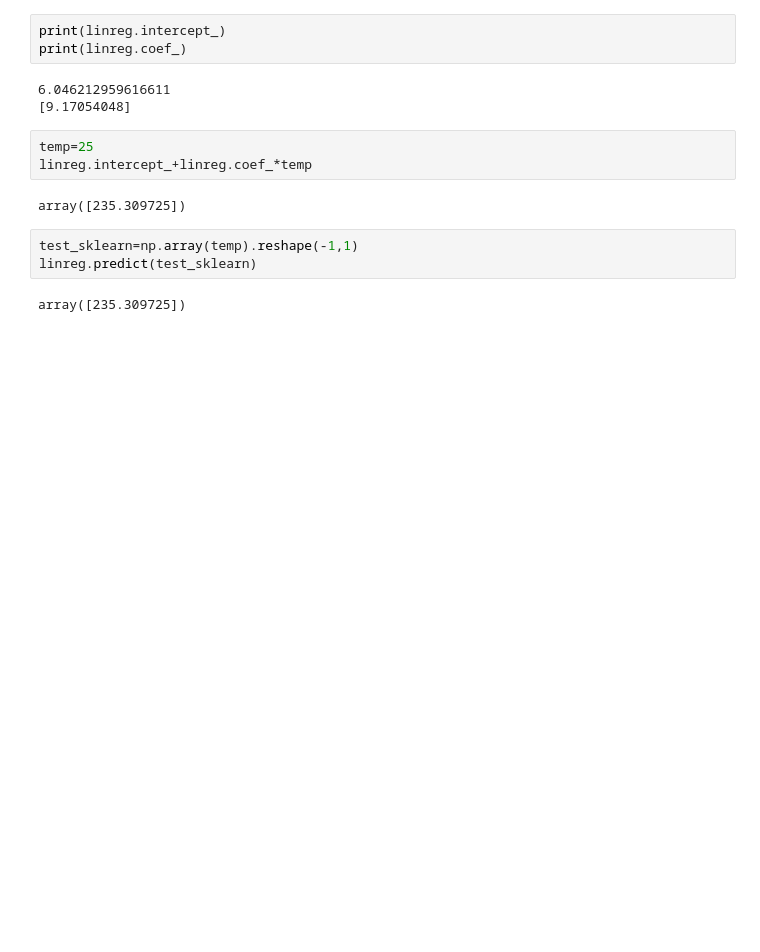
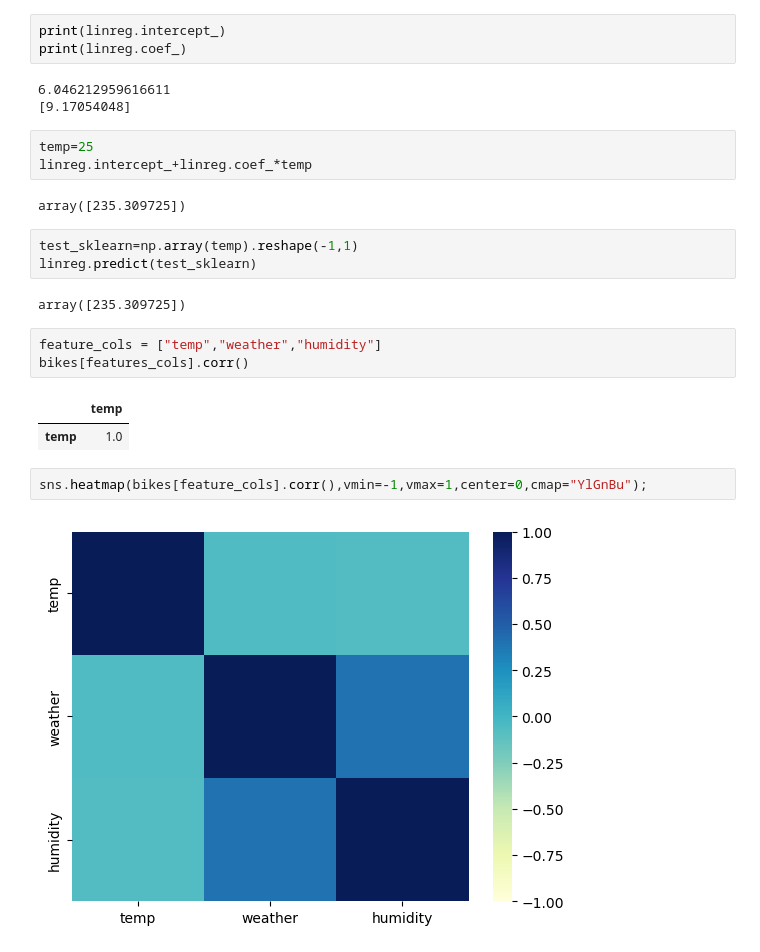
Before and after one commit to jorgeordovi/Linear_Regresion, a Jupyter notebook: linear_regresion.ipynb, the cells around one changed output. Cells and saved outputs as stored; diff of their text form; blank space fills up the shorter version.

```diff
--- a/linear_regresion.ipynb
+++ b/linear_regresion.ipynb
@@ -100,3 +100,13 @@ test_sklearn=np.array(temp).reshape(-1,1)
 linreg.predict(test_sklearn)
 # %% [output]
 array([235.309725])
+# %%
+feature_cols = ["temp","weather","humidity"]
+bikes[features_cols].corr()
+# %% [output]
+|  | temp |
+| temp | 1.0 |
+# %%
+sns.heatmap(bikes[feature_cols].corr(),vmin=-1,vmax=1,center=0,cmap="YlGnBu");
+# %% [output]
+[figure, added]
```
Also changed, not shown: parts of 5 cells of this notebook.
